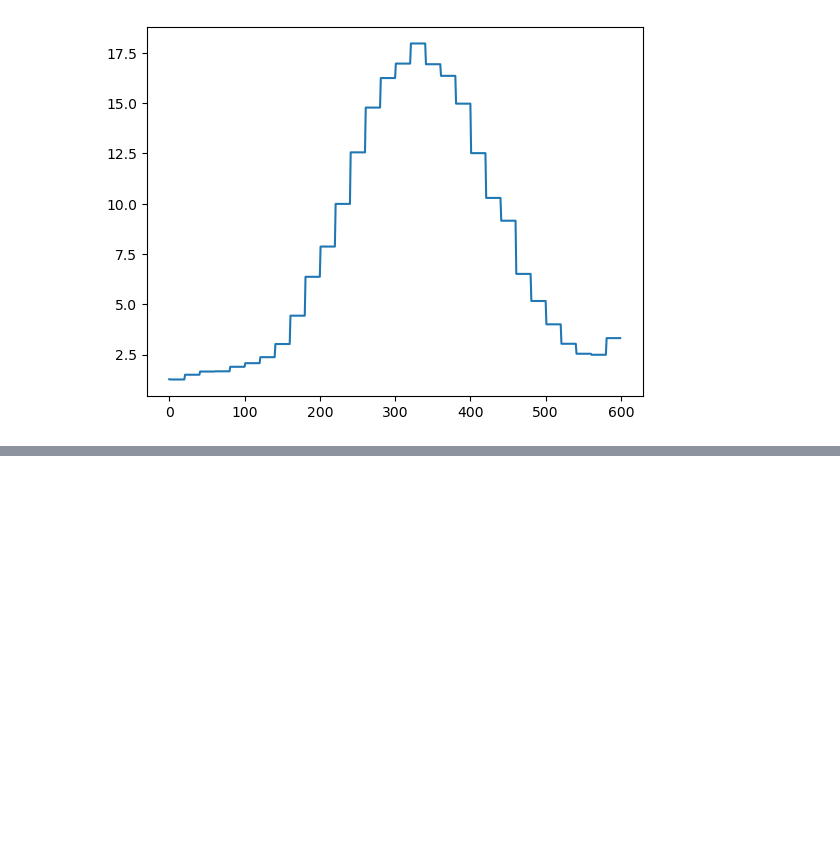
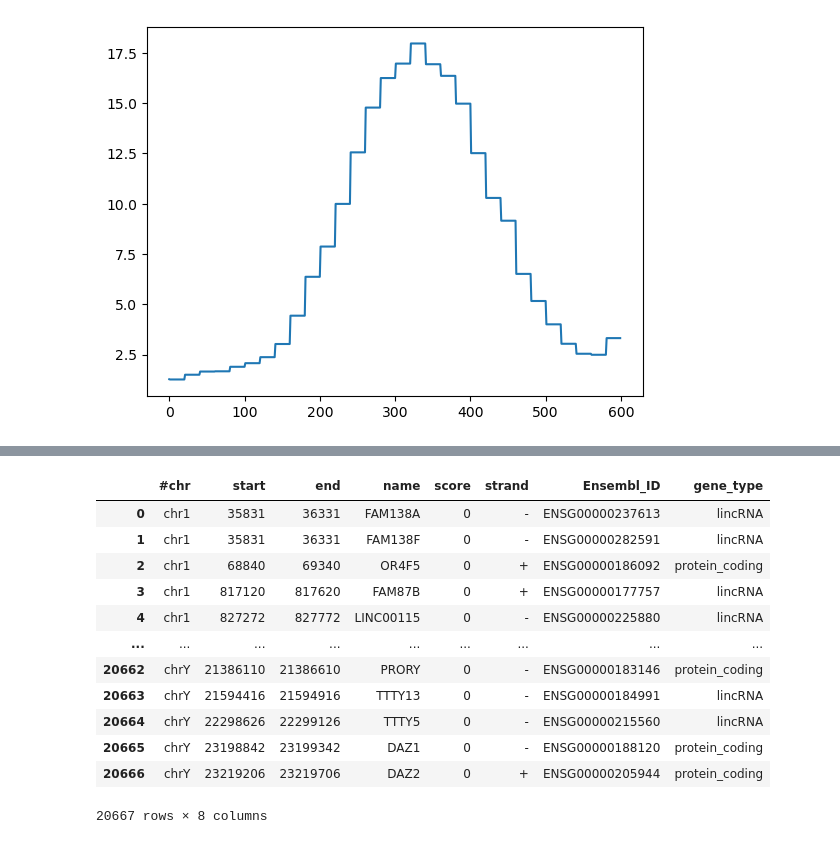
Before and after one commit to Sarthak-Ti/caduceus, a Jupyter notebook: code_test/EP_linking.ipynb, the cells around one changed output, grey strips where cells are left out. Drawn from its saved outputs; the diff is of its cells as text; code cells hidden in the pictures; blank space fills up the shorter version.

```diff
--- a/code_test/EP_linking.ipynb
+++ b/code_test/EP_linking.ipynb
@@ -101,0 +104,8 @@ plt.plot(track) #is
+# %%
+TSS_bounds_file = "/data1/deyk/extras/CollapsedGeneBounds.hg38.TSS500bp.bed"
+#this is the bounds with 500 bp. But we don't have all of those in the gold standard set
+gs_file = "/data1/deyk/ENCODE/CRISPR/EPCrisprBenchmark_ensemble_data_GRCh38.tsv"
+import pandas as pd
+
+gs_df = pd.read_csv(gs_file, sep='\t')
+gs_df
@@ -101,0 +126,17 @@ plt.plot(track) #is
+# %%
+tss = pd.read_csv(TSS_bounds_file, sep='\t')
+tss
+# %% [output]
+|  | #chr | start | end | name | score | strand | Ensembl_ID | gene_type |
+| 0 | chr1 | 35831 | 36331 | FAM138A | 0 | - | ENSG00000237613 | lincRNA |
+| 1 | chr1 | 35831 | 36331 | FAM138F | 0 | - | ENSG00000282591 | lincRNA |
+| 2 | chr1 | 68840 | 69340 | OR4F5 | 0 | + | ENSG00000186092 | protein_coding |
+| 3 | chr1 | 817120 | 817620 | FAM87B | 0 | + | ENSG00000177757 | lincRNA |
+| 4 | chr1 | 827272 | 827772 | LINC00115 | 0 | - | ENSG00000225880 | lincRNA |
+| ... | ... | ... | ... | ... | ... | ... | ... | ... |
+| 20662 | chrY | 21386110 | 21386610 | PRORY | 0 | - | ENSG00000183146 | protein_coding |
+| 20663 | chrY | 21594416 | 21594916 | TTTY13 | 0 | - | ENSG00000184991 | lincRNA |
+| 20664 | chrY | 22298626 | 22299126 | TTTY5 | 0 | - | ENSG00000215560 | lincRNA |
+| 20665 | chrY | 23198842 | 23199342 | DAZ1 | 0 | - | ENSG00000188120 | protein_coding |
+| 20666 | chrY | 23219206 | 23219706 | DAZ2 | 0 | + | ENSG00000205944 | protein_coding |
+20667 rows × 8 columns
```
Also changed, not shown: parts of 10 cells of this notebook, 12 other files.
